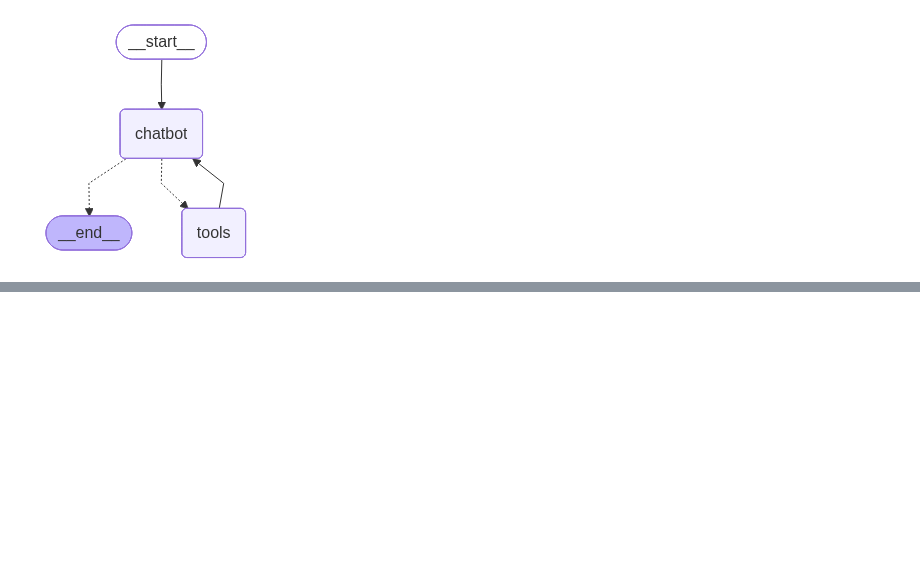
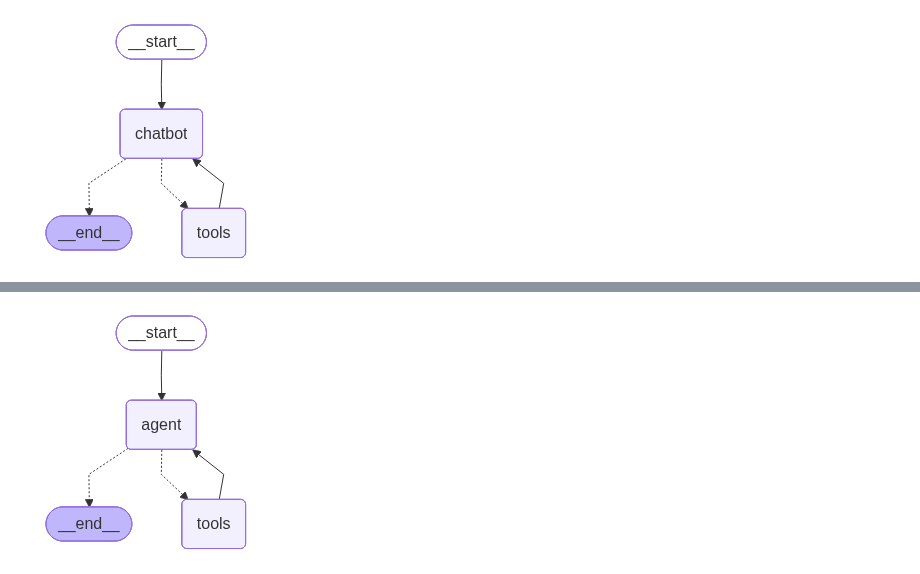
Before and after one commit to ironmanciti/LangChain_LangGraph_MCP, a Jupyter notebook: 502_add_tools.ipynb, the cells around one changed output, grey strips where cells are left out. Saved outputs shown, nothing was run; the diff lists cells and outputs as text; code cells hidden in the pictures; blank space fills up the shorter version.

```diff
--- a/502_add_tools.ipynb
+++ b/502_add_tools.ipynb
@@ -10,8 +10,8 @@ True
 # %%
 from langchain.chat_models import init_chat_model
 
-# 모델 초기화
-llm = init_chat_model("openai:gpt-5-mini")
+model = init_chat_model("gpt-5-nano", model_provider="openai")
+# model = init_chat_model("gemini-2.5-flash", model_provider="google_genai")
 # %% [markdown]
 ### 도구 정의
 # %%
@@ -20,11 +20,10 @@ from langchain_core.tools import tool
 
 @tool
 def multiply(a: int, b: int) -> int:
-    """Multiply a and b.
-
+    """a와 b를 곱합니다.
     Args:
-        a: first int
-        b: second int
+        a: 첫 번째 정수
+        b: 두 번째 정수
     """
     return a * b
 
@@ -33,7 +32,9 @@ tavily = TavilySearch(max_results=2)
 # 도구 리스트
 tools = [tavily, multiply]
 
-# 테스트
-print(tavily.invoke("What's a 'node' in LangGraph?"))
+# 도구 테스트
+print(tavily.invoke("LangGraph에서 '노드(node)'란 무엇인가요?"))
+print()
+# 도구 테스트
 print(multiply.invoke({"a": 10, "b": 20}))
 # %% [output]
@@ -228,0 +260,17 @@ Goodbye!
+# %%
+from langgraph.prebuilt import create_react_agent
+
+# 도시의 날씨 정보를 반환하는 함수
+def get_weather(city: str) -> str:
+    """특정 도시의 날씨 정보를 조회하기"""
+    return f"{city} 날씨는 항상 화창합니다!"
+
+# ReAct 에이전트 생성
+agent = create_react_agent(
+    model=model,
+    tools = [tavily, multiply],                    # 에이전트가 사용할 도구 목록
+    prompt="당신은 도움이 되는 어시스턴트입니다. 주어진 도구를 이용해 답변하세요."    # 에이전트의 역할과 동작을 정의하는 프롬프트
+)
+agent
+# %% [output]
+[figure, added]
```
Also changed, not shown: parts of 17 cells of this notebook, 32 other files.
